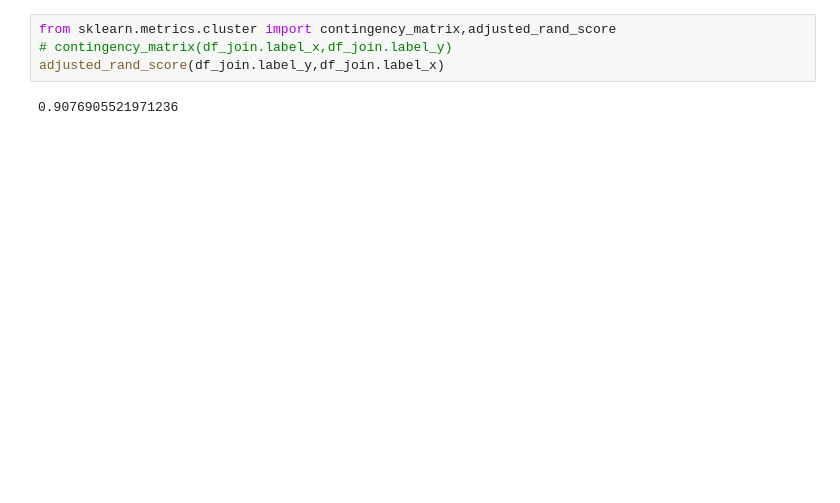
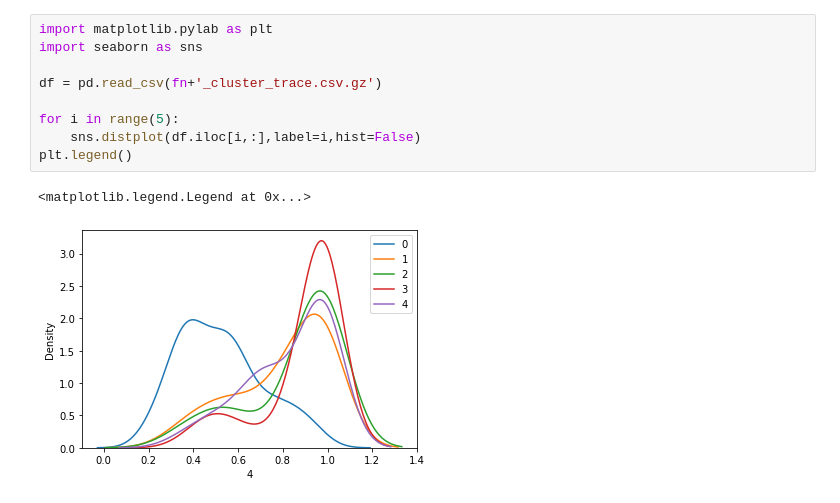
Before and after one commit to causalpathlab/asapp, a Jupyter notebook: asapp/04_cluster_metrics.ipynb, the cells around one changed output. Cells and saved outputs as stored; diff of their text form; blank space fills up the shorter version.

```diff
--- a/asapp/04_cluster_metrics.ipynb
+++ b/asapp/04_cluster_metrics.ipynb
@@ -44,6 +78,12 @@ df_join
-# %%
-from sklearn.metrics.cluster import contingency_matrix,adjusted_rand_score
-# contingency_matrix(df_join.label_x,df_join.label_y)
-adjusted_rand_score(df_join.label_y,df_join.label_x)
-# %% [output]
-0.9076905521971236
+# %%
+import matplotlib.pylab as plt
+import seaborn as sns
+
+df = pd.read_csv(fn+'_cluster_trace.csv.gz')
+
+for i in range(5):
+    sns.distplot(df.iloc[i,:],label=i,hist=False)
+plt.legend()
+# %% [output]
+<matplotlib.legend.Legend at 0x...>
+[figure, added]
```
Also changed, not shown: parts of 8 cells of this notebook, 13 other files.
